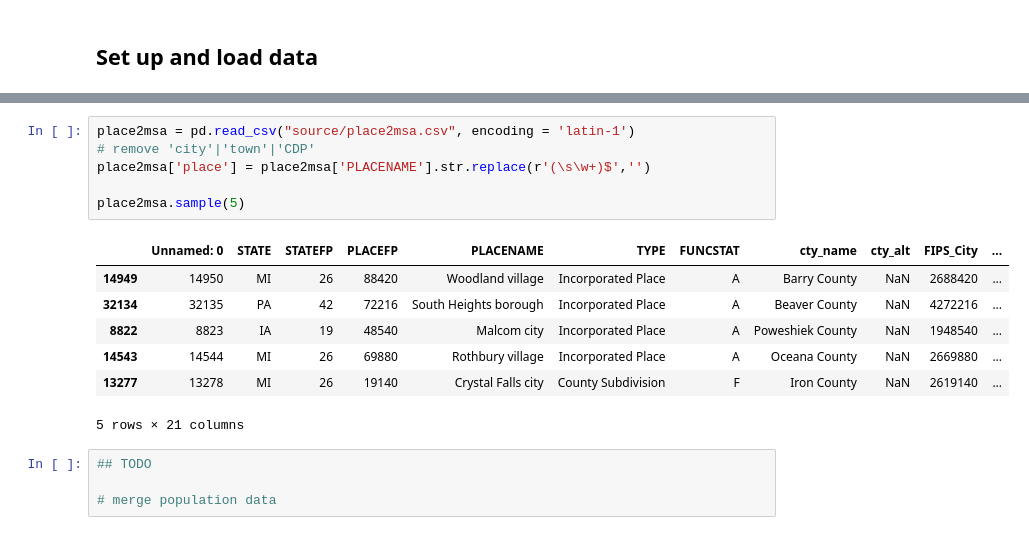
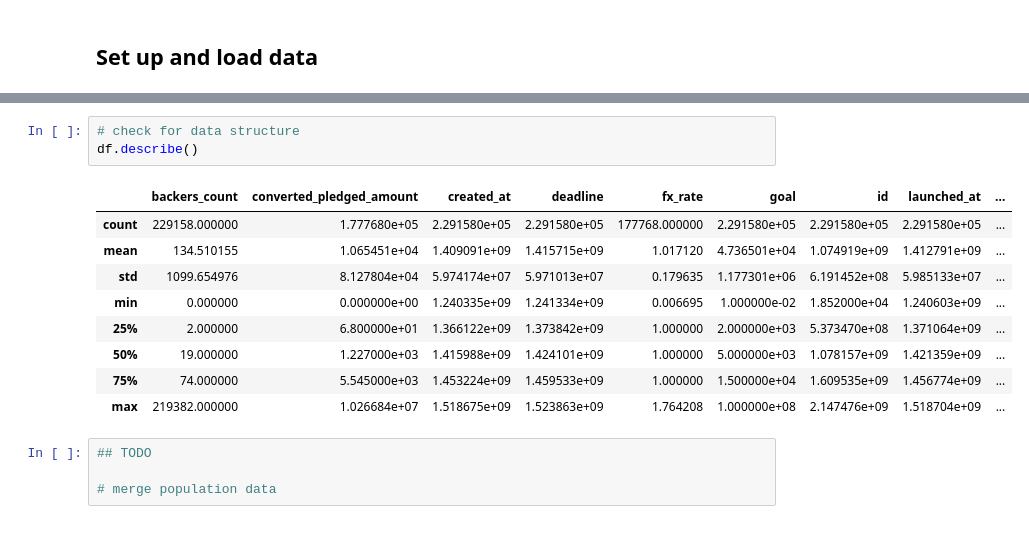
Before and after one commit to fansi-sifan/Kickstarter_survivor, a Jupyter notebook: Kickstarter_survivors.ipynb, the cells around one changed output, grey strips where cells are left out. Cells and saved outputs as stored; diff of their text form.

```diff
--- a/Kickstarter_survivors.ipynb
+++ b/Kickstarter_survivors.ipynb
@@ -93,17 +98,16 @@ memory usage: 78.3+ MB
-# %%
-place2msa = pd.read_csv("source/place2msa.csv", encoding = 'latin-1')
-# remove 'city'|'town'|'CDP'
-place2msa['place'] = place2msa['PLACENAME'].str.replace(r'(\s\w+)$','')
-
-place2msa.sample(5)
-# %% [output]
-|  | Unnamed: 0 | STATE | STATEFP | PLACEFP | PLACENAME | TYPE | FUNCSTAT | cty_name | cty_alt | FIPS_City | ... |
-| 14949 | 14950 | MI | 26 | 88420 | Woodland village | Incorporated Place | A | Barry County | NaN | 2688420 | ... |
-| 32134 | 32135 | PA | 42 | 72216 | South Heights borough | Incorporated Place | A | Beaver County | NaN | 4272216 | ... |
-| 8822 | 8823 | IA | 19 | 48540 | Malcom city | Incorporated Place | A | Poweshiek County | NaN | 1948540 | ... |
-| 14543 | 14544 | MI | 26 | 69880 | Rothbury village | Incorporated Place | A | Oceana County | NaN | 2669880 | ... |
-| 13277 | 13278 | MI | 26 | 19140 | Crystal Falls city | County Subdivision | F | Iron County | NaN | 2619140 | ... |
-5 rows × 21 columns
+# %%
+# check for data structure
+df.describe()
+# %% [output]
+|  | backers_count | converted_pledged_amount | created_at | deadline | fx_rate | goal | id | launched_at | ... |
+| count | 229158.000000 | 1.777680e+05 | 2.291580e+05 | 2.291580e+05 | 177768.000000 | 2.291580e+05 | 2.291580e+05 | 2.291580e+05 | ... |
+| mean | 134.510155 | 1.065451e+04 | 1.409091e+09 | 1.415715e+09 | 1.017120 | 4.736501e+04 | 1.074919e+09 | 1.412791e+09 | ... |
+| std | 1099.654976 | 8.127804e+04 | 5.974174e+07 | 5.971013e+07 | 0.179635 | 1.177301e+06 | 6.191452e+08 | 5.985133e+07 | ... |
+| min | 0.000000 | 0.000000e+00 | 1.240335e+09 | 1.241334e+09 | 0.006695 | 1.000000e-02 | 1.852000e+04 | 1.240603e+09 | ... |
+| 25% | 2.000000 | 6.800000e+01 | 1.366122e+09 | 1.373842e+09 | 1.000000 | 2.000000e+03 | 5.373470e+08 | 1.371064e+09 | ... |
+| 50% | 19.000000 | 1.227000e+03 | 1.415988e+09 | 1.424101e+09 | 1.000000 | 5.000000e+03 | 1.078157e+09 | 1.421359e+09 | ... |
+| 75% | 74.000000 | 5.545000e+03 | 1.453224e+09 | 1.459533e+09 | 1.000000 | 1.500000e+04 | 1.609535e+09 | 1.456774e+09 | ... |
+| max | 219382.000000 | 1.026684e+07 | 1.518675e+09 | 1.523863e+09 | 1.764208 | 1.000000e+08 | 2.147476e+09 | 1.518704e+09 | ... |
 # %%
 ## TODO
 
```
Also changed, not shown: parts of 48 cells of this notebook, 1 other file.
